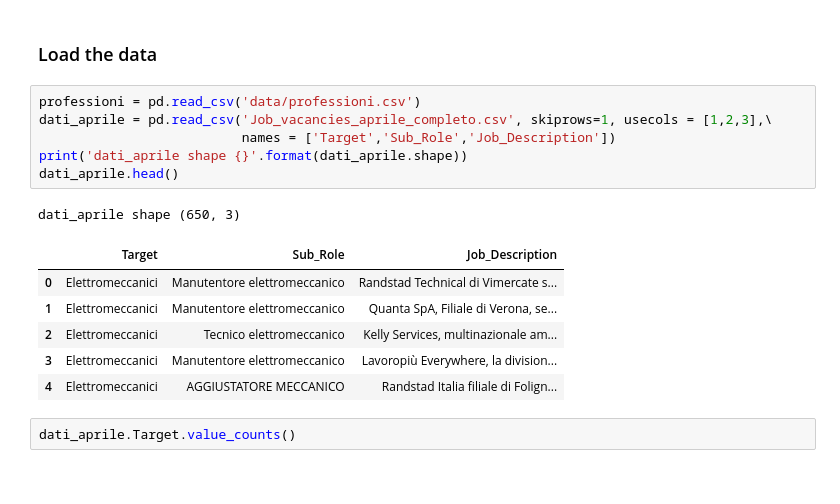
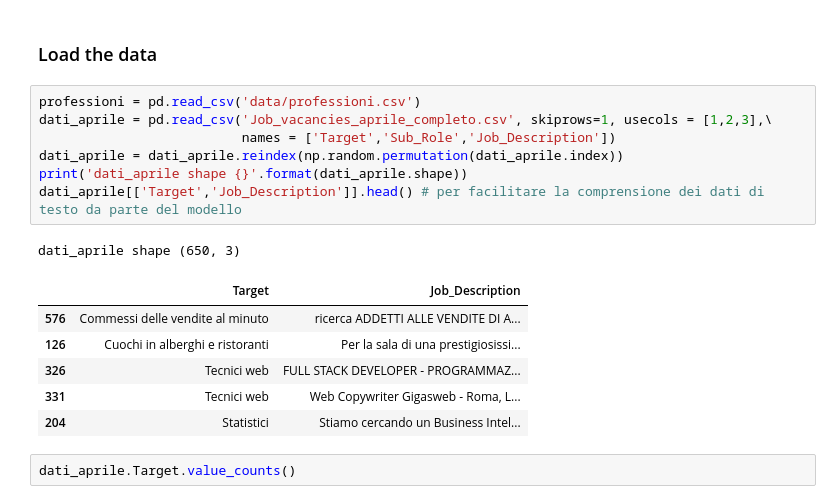
Before and after one commit to giorgiomondauto/NLP_LEO, a Jupyter notebook: Analysis_04_2020.ipynb, the cells around one changed output. Cells and saved outputs as stored; diff of their text form.

```diff
--- a/Analysis_04_2020.ipynb
+++ b/Analysis_04_2020.ipynb
@@ -31,17 +33,18 @@ from sklearn.naive_bayes import MultinomialNB
 # %%
 professioni = pd.read_csv('data/professioni.csv')
 dati_aprile = pd.read_csv('Job_vacancies_aprile_completo.csv', skiprows=1, usecols = [1,2,3],\
                           names = ['Target','Sub_Role','Job_Description'])
+dati_aprile = dati_aprile.reindex(np.random.permutation(dati_aprile.index))
 print('dati_aprile shape {}'.format(dati_aprile.shape))
-dati_aprile.head()
+dati_aprile[['Target','Job_Description']].head() # per facilitare la comprensione dei dati di testo da parte del modello
 # %% [output]
 dati_aprile shape (650, 3)
-|  | Target | Sub_Role | Job_Description |
-| 0 | Elettromeccanici | Manutentore elettromeccanico | Randstad Technical di Vimercate s... |
-| 1 | Elettromeccanici | Manutentore elettromeccanico | Quanta SpA, Filiale di Verona, se... |
-| 2 | Elettromeccanici | Tecnico elettromeccanico | Kelly Services, multinazionale am... |
-| 3 | Elettromeccanici | Manutentore elettromeccanico | Lavoropiù Everywhere, la division... |
-| 4 | Elettromeccanici | AGGIUSTATORE MECCANICO | Randstad Italia filiale di Folign... |
+|  | Target | Job_Description |
+| 576 | Commessi delle vendite al minuto | ricerca ADDETTI ALLE VENDITE DI A... |
+| 126 | Cuochi in alberghi e ristoranti | Per la sala di una prestigiosissi... |
+| 326 | Tecnici web | FULL STACK DEVELOPER - PROGRAMMAZ... |
+| 331 | Tecnici web | Web Copywriter Gigasweb - Roma, L... |
+| 204 | Statistici | Stiamo cercando un Business Intel... |
 # %%
 dati_aprile.Target.value_counts()
 # %% [output]
```
Also changed, not shown: parts of 41 cells of this notebook, 14 other files.
